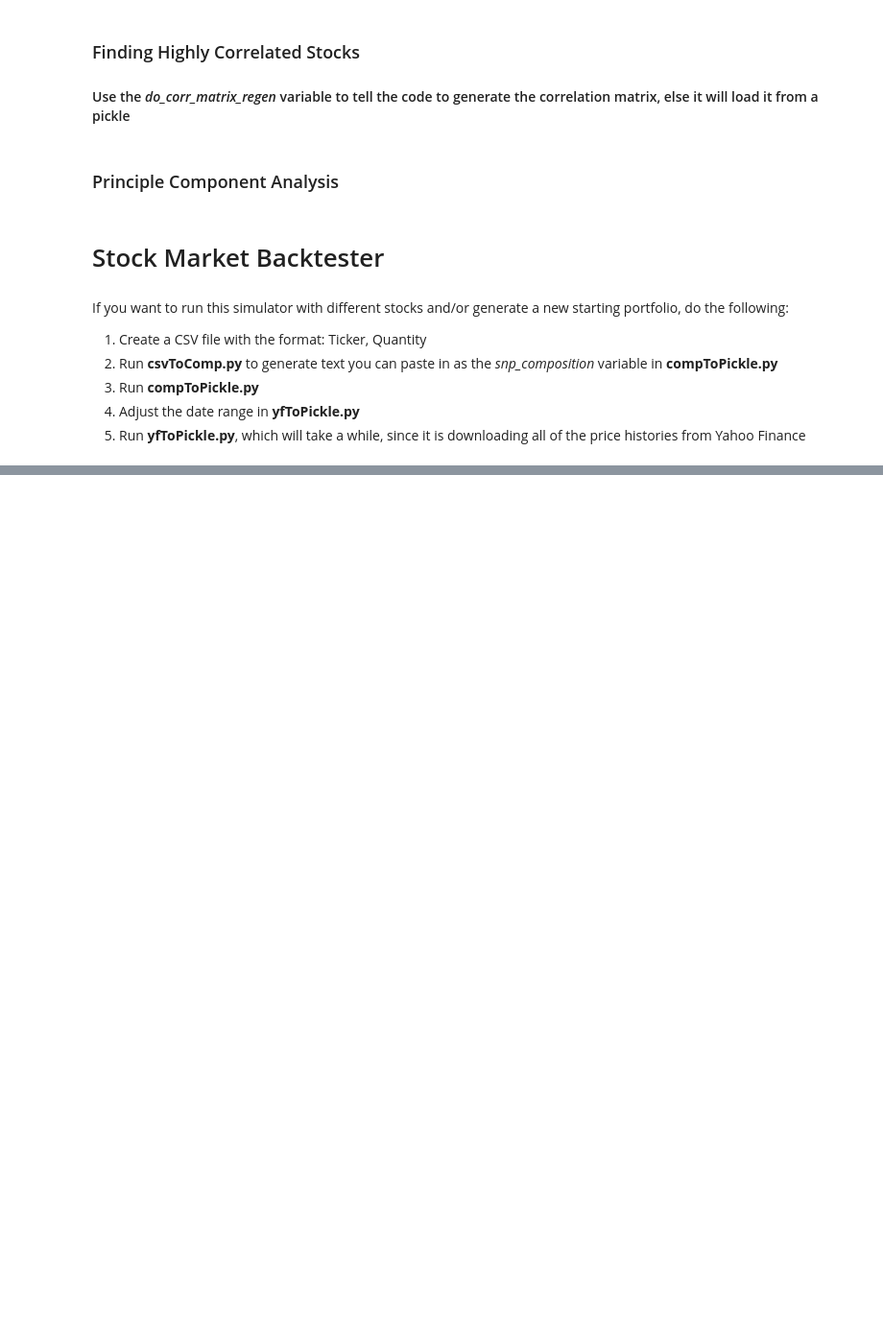
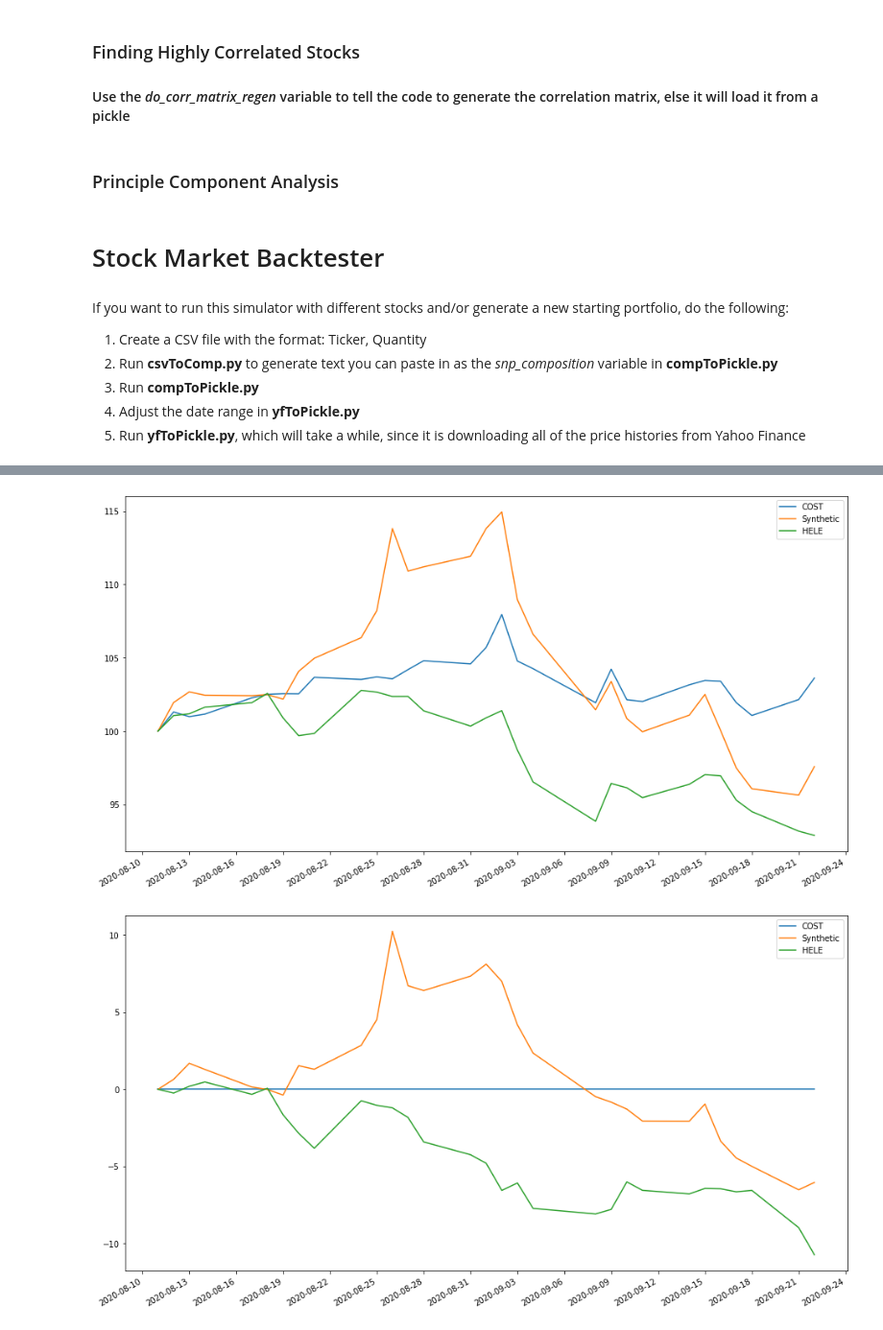
Before and after one commit to NikhilAPatel/A-Hybrid-Learning-Approach-to-Generating-Synthetic-Positions-for-Tax-Loss-Harvesting, a Jupyter notebook: model.ipynb, the cells around one changed output, grey strips where cells are left out. Shown: that part at 96% size. Saved outputs shown, nothing was run; the diff lists cells and outputs as text; code cells hidden in the pictures; blank space fills up the shorter version.

Commit message:
All portfolios start at 100

```diff
--- a/model.ipynb
+++ b/model.ipynb
@@ -175,14 +180,14 @@ def get_datasets(correlation_list, target_stock, n, end_date, recent_days):
     corr_stocks = find_top_correlated_stocks(correlation_list, target_stock, n)
     return get_price_histories_dataframe(corr_stocks, target_stock, end_date, recent_days)
 # %%
-def predict_portfolio(pred_stock, n_components, n_days, end_date, n_stocks, sparse):
+def predict_portfolio(pred_stock, n_components, n_days, end_date, n_stocks, is_sparse):
     """Constructs a portfolio using the given hyperparameters
     :param pred_stock: The stock to predict
     :param n_components: The number of principal components the model should use
     :param n_days: The number of days of data the model should consider
     :param end_date: The last date of data the model should use
     :param n_stocks: The number of stocks to be used by principal component analysis
-    :param sparse: Whether PCA should be sparse or not
+    :param is_sparse: Whether PCA should be sparse or not
     """
     correlation_list = corr_list_for_single_stock('AAPL', end_date, n_days)
 
@@ -193,13 +198,13 @@ def predict_portfolio(pred_stock, n_components, n_days, end_date, n_stocks, spar
     X = StandardScaler().fit_transform(x)
 
     # Do the PCA
-    if sparse:
+    if is_sparse:
         pca = SparsePCA(n_components=n_components)
     else:
         pca = PCA(n_components=n_components)
 
     principal_components = pca.fit_transform(X)
-    principal_df = pd.DataFrame(data=principal_components, columns=["PC " + str(i) for i in range(0, n_components)])
+    principal_df = pd.DataFrame(data=principal_components, columns=["PC " + str(g) for g in range(0, n_components)])
 
     # Linear Regression of principal components
     model = sm.OLS(principal_df, y).fit()
@@ -588,7 +613,7 @@ def run_simulation(sim_start_date, sim_end_date, portfolios, graph = True):
             sim_portfolio.begin_day(date)
 
             # Determine which stocks should be tax loss harvested
-            losers = sim_portfolio.identify_losers(date)
+            # losers = sim_portfolio.identify_losers(date)
 
             # for losing_stock in losers:
             #     # Get dictionary of replacement stocks {'Ticker': Quantity}
@@ -614,14 +639,14 @@ def run_simulation(sim_start_date, sim_end_date, portfolios, graph = True):
         generate_end_report(portfolios, sim_start_date, sim_end_date)
 
 
-def simulate_stock(stock, sim_start_date, sim_end_date, tr_end_date, train_num_days, num_principal_components,
-                   num_pred_stocks, sparse, graph = True):
+def simulate_stock(stock, sim_start_date, sim_end_date, tra_end_date, train_num_days, num_principal_components,
+                   num_pred_stocks, is_sparse, graph = True):
     # Find correlated stock during training period
-    correlated_stock_ticker = list(corr_list_for_single_stock(stock, tr_end_date, train_num_days).keys())[1]
+    correlated_stock_ticker = list(corr_list_for_single_stock(stock, tra_end_date, train_num_days).keys())[1]
 
     # Find synthetic stock portfolio during training period
     synth_stocks = model_output_to_portfolio(
-        predict_portfolio(stock, num_principal_components, train_num_days, tr_end_date, num_pred_stocks, sparse),
+        predict_portfolio(stock, num_principal_components, train_num_days, tra_end_date, num_pred_stocks, is_sparse),
         sim_start_date)
 
     synth_stock_portfolio = Portfolio("Synthetic", sim_start_date, 0, starting_stocks=synth_stocks, synthetic=True)
@@ -635,4 +660,4 @@ def simulate_stock(stock, sim_start_date, sim_end_date, tr_end_date, train_num_d
         [baseline_stock_portfolio, synth_stock_portfolio, correlated_stock_portfolio], sim_start_date)
 
     run_simulation(sim_start_date, sim_end_date, portfolios, graph)
-    return get_correlations(portfolios)
+    return get_stats(portfolios)
@@ -674,0 +664,55 @@ KeyboardInterrupt:
+# %%
+# def simulate_stock(stock: {__eq__},
+#                    sim_start_date: Any,
+#                    sim_end_date: {__sub__},
+#                    tr_end_date: {__sub__},
+#                    train_num_days: Any,
+#                    num_principal_components: Any,
+#                    num_pred_stocks: Any,
+#                    sparse: Any) -> None
+#                    graph: bool = True) -> None
+#simulate_stock('AAPL', test_start_date, test_start_date + 20, train_end_date, 120, 2, 10, False, graph = True)
+
+# i=0
+# hyperparameters = {}
+# low_mse = 10000000
+# for n_principal_components in range(1, 10):
+#     for num_train_days in [30, 60, 90, 120, 150, 180, 360]:
+#         for n_pred_stocks in [2, 3, 5, 10, 15, 25, 50, 100]:
+#             if n_principal_components>=n_pred_stocks:
+#                 continue
+#             for sparse in [True, False]:
+#                 mses = []
+#                 for r in range(0, 100): # repeats a simulation 100 times to get an average measure of the MSE for these hyperparameters over different stocks and time periods
+#                     # tr_end_date should within [train_start_date+num_train_days, train_end_date-num_validation_days] to ensure it does not leak into the test set, even after it is validated
+#                     tr_end_date = random.randint(train_start_date+num_train_days, train_end_date - num_validation_days)
+#
+#                     # validation starts on the soonest day after training is done
+#                     validation_start_date = tr_end_date+1
+#
+#                     num = random.randint(0, len(all_tickers)-1)
+#                     stock_to_sim = list(all_tickers)[num]
+#
+#                     mses.append(simulate_stock(stock_to_sim, validation_start_date, validation_start_date+num_validation_days, tr_end_date, num_train_days, n_principal_components, n_pred_stocks, sparse, graph=False)['MSE']['Synthetic'])
+#
+#                 print(i)
+#                 i+=1
+#
+#                 avg_mse = sum(mses)/100
+#
+#                 if avg_mse<=low_mse:
+#                     low_mse = avg_mse
+#                     hyperparameters = {'npca': n_principal_components, 'ntd': num_train_days, 'nps': n_pred_stocks, 'sparse': sparse}
+# print(low_mse)
+# print(hyperparameters)
+
+#0.0001232489645044427
+#{'npca': 2, 'ntd': 30, 'nps': 3, 'sparse': True}
+# simulate_stock('COST', test_start_date, test_start_date + 20, train_end_date, 30, 2, 3, True, graph = True)
+
+# 0.010779939104229553
+# {'npca': 4, 'ntd': 30, 'nps': 5, 'sparse': False}
+simulate_stock("COST", test_start_date, test_start_date+30, train_end_date, 30, 4, 5, True, graph=True)
+# %% [output]
+[figure, added]
+[figure, added]
```
Also changed, not shown: parts of 8 cells of this notebook, 1 other file.
